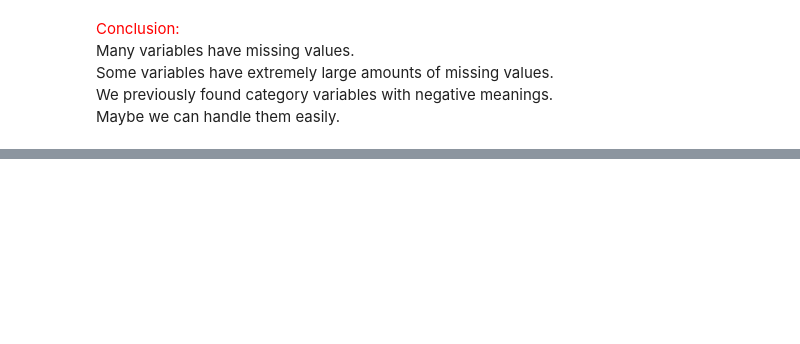
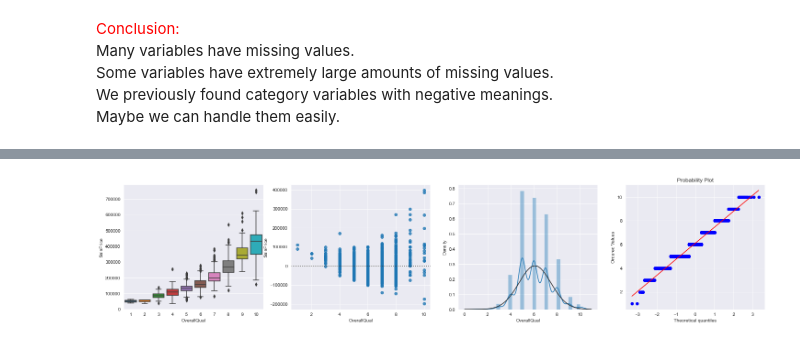
Before and after one commit to darooty/Kaggle_HousePrices_AdvancedRegressionTechniques, a Jupyter notebook: HousePrice3.ipynb, the cells around one changed output, grey strips where cells are left out. Saved outputs shown, nothing was run; the diff lists cells and outputs as text; code cells hidden in the pictures; blank space fills up the shorter version.

```diff
--- a/HousePrice3.ipynb
+++ b/HousePrice3.ipynb
@@ -353,0 +319,16 @@ chart_var('GarageArea')
+# %%
+def hypo_test(x, y, cat=False):
+    f, ax = plt.subplots(1, 4, figsize=(25, 5))
+    if cat:
+        sns.boxplot(x=train[x], y=train[y], ax=ax[0])
+    else:
+        sns.scatterplot(x=train[x], y=train[y], ax=ax[0])
+        sns.regplot(x=train[x], y=train[y], ax=ax[0])
+    sns.residplot(x=train[x], y=train[y], ax=ax[1])
+    sns.distplot(train[x], fit=norm, ax=ax[2])
+    probplot(train[x], plot=ax[3])
+    plt.show()
+# %%
+hypo_test('OverallQual', 'SalePrice', True)
+# %% [output]
+[figure, added]
```
Also changed, not shown: parts of 87 cells of this notebook.
